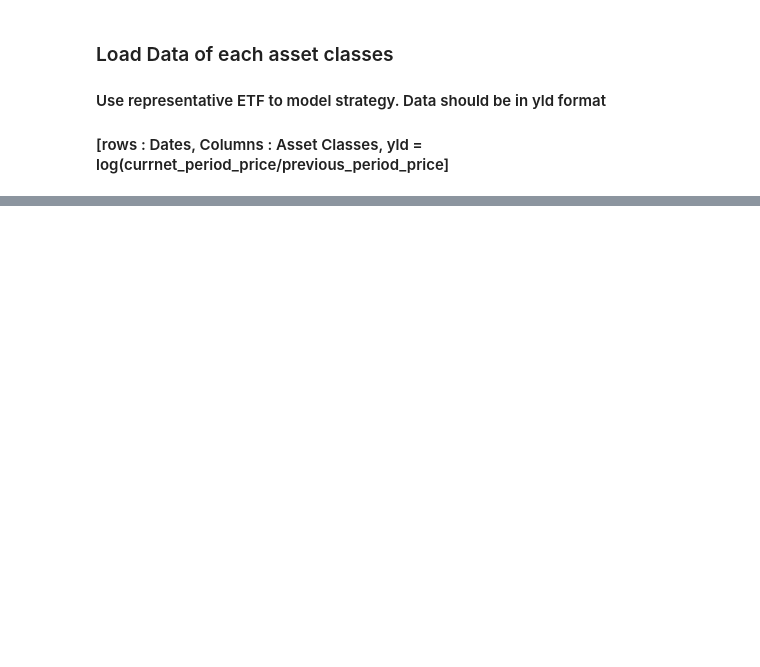
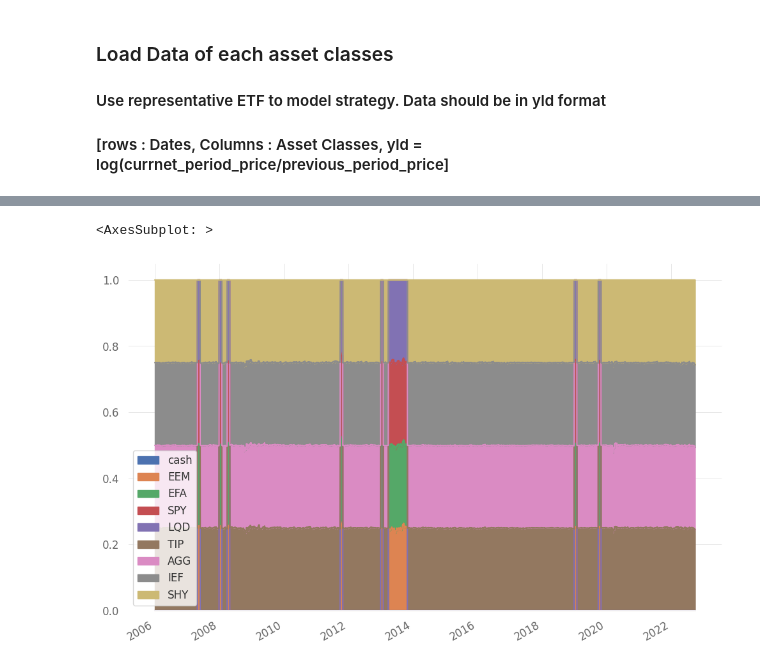
Before and after one commit to QuhiQuhihi/project_Asset_Allocation, a Jupyter notebook: 06_vigilant_asset_allocation_with_momentum.ipynb, the cells around one changed output, grey strips where cells are left out. Saved outputs shown, nothing was run; the diff lists cells and outputs as text; code cells hidden in the pictures; blank space fills up the shorter version.

```diff
--- a/06_vigilant_asset_allocation_with_momentum.ipynb
+++ b/06_vigilant_asset_allocation_with_momentum.ipynb
@@ -15,0 +18,4 @@ import quantstats
+# %%
+start_date='2006-01-01'
+end_date='2022-10-01'
+cost=0.001
@@ -345,0 +359,7 @@ meaning that huge opportunity cost from rising developed equity market
+# %%
+historical_portfolio = engine.asset_df
+weight_historical_portfolio = pd.DataFrame(index=historical_portfolio.index, columns=historical_portfolio.columns)
+for date in historical_portfolio.index:
+    for ticker in historical_portfolio.columns:
+        weight_historical_portfolio.loc[date,ticker] = historical_portfolio.loc[date,ticker]/historical_portfolio.loc[date].sum(axis=0)
+weight_historical_portfolio
@@ -345,0 +380,6 @@ meaning that huge opportunity cost from rising developed equity market
+# %%
+plt.rcParams["figure.figsize"] = (12, 8) # (width, height)
+weight_historical_portfolio.plot.area()
+# %% [output]
+<AxesSubplot: >
+[figure, added]
```
Also changed, not shown: parts of 27 cells of this notebook.
